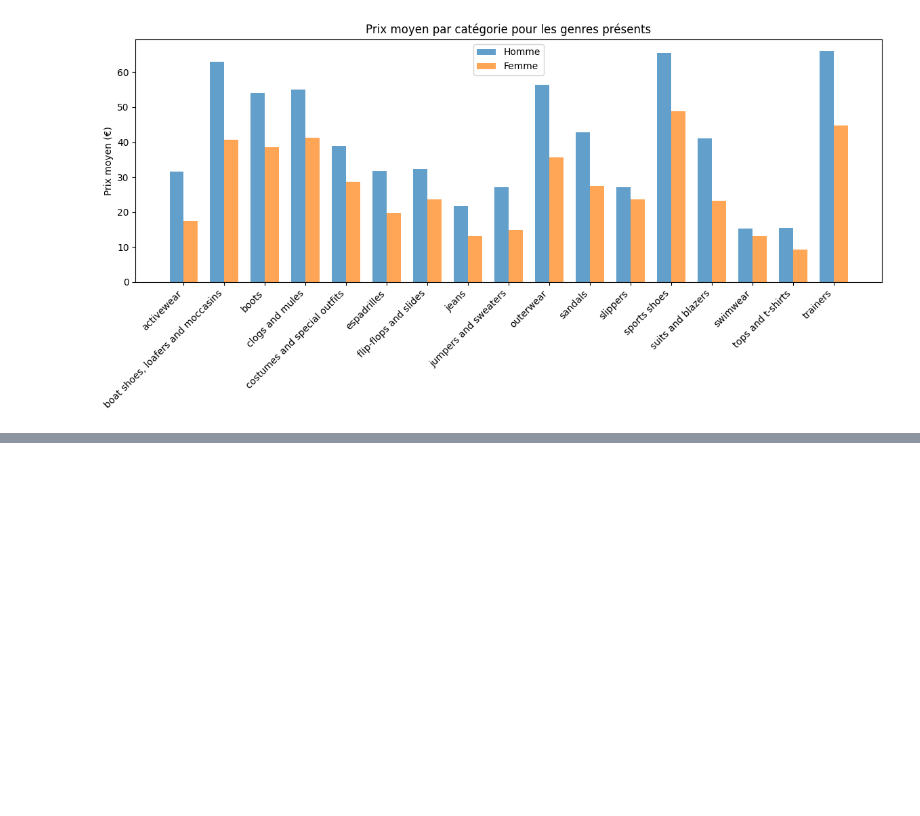
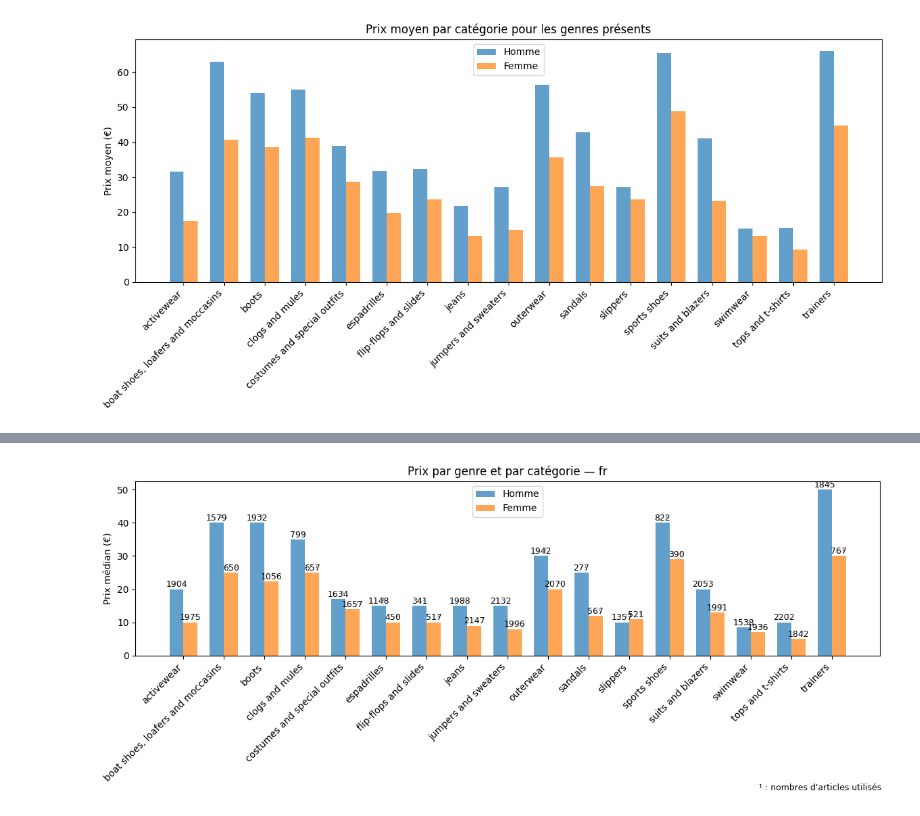
Before and after one commit to 01-prog/Data-analysis, a Jupyter notebook: Analyse_des_donnees.ipynb, the cells around one changed output, grey strips where cells are left out. Saved outputs shown, nothing was run; the diff lists cells and outputs as text; code cells hidden in the pictures; blank space fills up the shorter version.

Commit message:
Graphe avec comparaison pays par cat, et cat par pays

```diff
--- a/Analyse_des_donnees.ipynb
+++ b/Analyse_des_donnees.ipynb
@@ -1049,0 +1165,87 @@ plt.show()
+# %%
+for country in df_plot['country'].unique():
+    df_pays = df_plot[df_plot['country'] == country]
+
+    # Garder uniquement les catégories avec Homme ET Femme
+    valid_categories = (
+        df_pays.groupby('category')['gender']
+        .nunique()
+        .loc[lambda x: x == 2]
+        .index
+    )
+
+    df_cat = df_pays[df_pays['category'].isin(valid_categories)]
+    if df_cat.empty:
+        continue
+
+    categories = sorted(df_cat['category'].unique())
+    x = np.arange(len(categories))
+    width = 0.35
+
+    # Prices et counts pour H/F
+    prices_h = (
+        df_cat[df_cat['gender'] == 'homme']
+        .set_index('category')
+        .reindex(categories)['median_price']
+    )
+
+    prices_f = (
+        df_cat[df_cat['gender'] == 'femme']
+        .set_index('category')
+        .reindex(categories)['median_price']
+    )
+
+    count_h = (
+        df_cat[df_cat['gender'] == 'homme']
+        .set_index('category')
+        .reindex(categories)['count']
+    )
+
+    count_f = (
+        df_cat[df_cat['gender'] == 'femme']
+        .set_index('category')
+        .reindex(categories)['count']
+    )
+
+    # Plot
+    plt.figure(figsize=(12, 5))
+    plt.bar(x - width/2, prices_h, width, label='Homme', alpha=0.7)
+    plt.bar(x + width/2, prices_f, width, label='Femme', alpha=0.7)
+
+    for i in range(len(categories)):
+        # Chiffre centré
+        plt.text(
+            x[i] - width/2,
+            prices_h.iloc[i] + 0.05,
+            f"{int(count_h.iloc[i])}",
+            ha='center', va='bottom', fontsize=9
+        )
+        # Exposant 1
+        plt.text(
+            x[i] - width/2 + 0.05,
+            prices_h.iloc[i] + 0.05,
+            "¹",
+            ha='left', va='bottom', fontsize=9, color='gray'
+        )
+
+        plt.text(
+            x[i] + width/2,
+            prices_f.iloc[i] + 0.05,
+            f"{int(count_f.iloc[i])}",
+            ha='center', va='bottom', fontsize=9
+        )
+        plt.text(
+            x[i] + width/2 + 0.05,
+            prices_f.iloc[i] + 0.05,
+            "¹",
+            ha='left', va='bottom', fontsize=9, color='gray'
+        )
+    plt.xticks(x, categories, rotation=45, ha='right')
+    plt.ylabel('Prix médian (€)')
+    plt.title(f'Prix par genre et par catégorie — {country}')
+    plt.figtext(0.99, 0.01, "¹ : nombres d'articles utilisés", ha='right', fontsize=9, color='black')
+    plt.legend()
+    plt.tight_layout()
+    plt.show()
+# %% [output]
+[figure, added]
```
Also changed, not shown: parts of 3 cells of this notebook.
